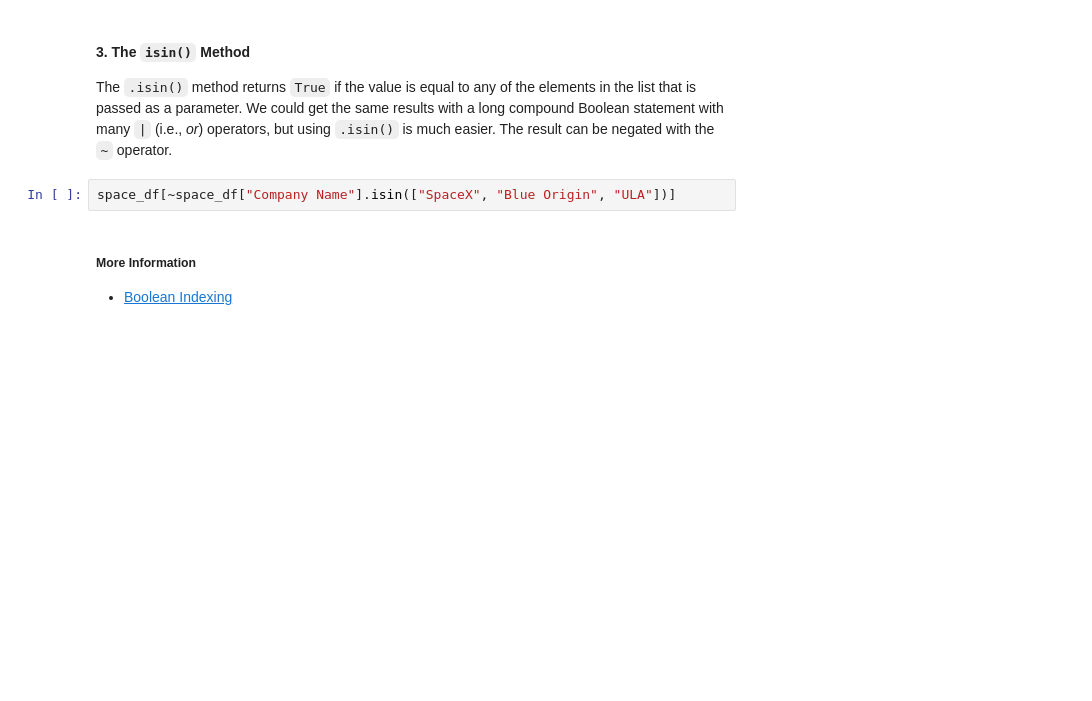
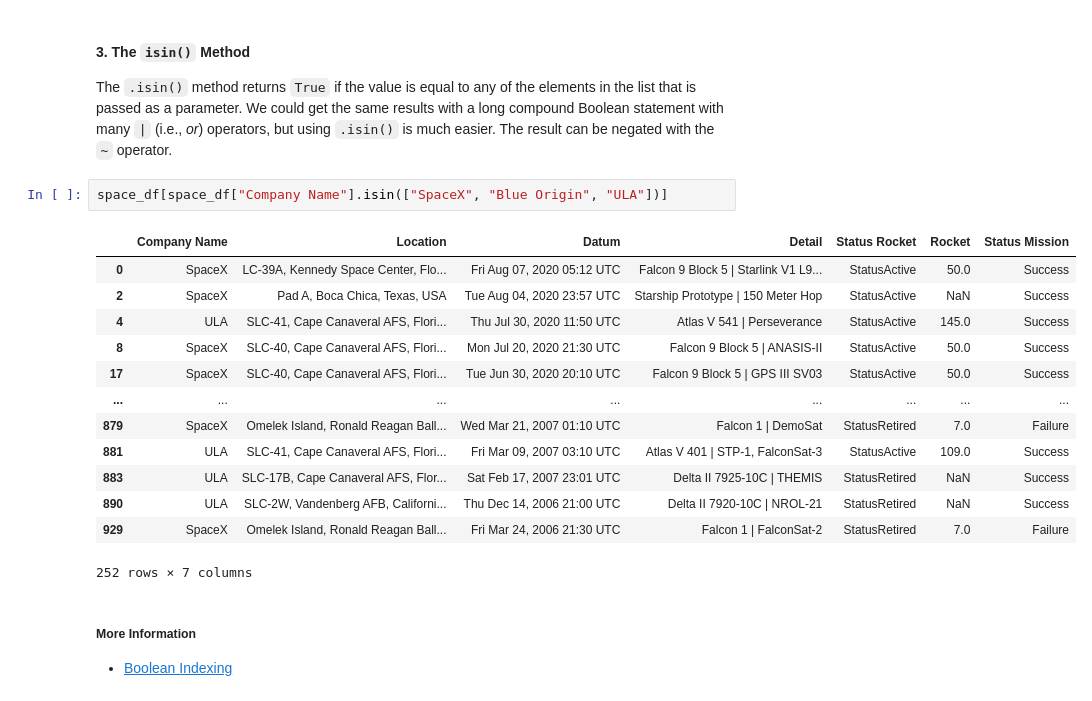
Before and after one commit to ShauryaJeloka/Pythonclass1, a Jupyter notebook: S10/s10_tabular_data.ipynb, the cells around one changed output. Drawn from its saved outputs; the diff is of its cells as text; blank space fills up the shorter version.

```diff
--- a/S10/s10_tabular_data.ipynb
+++ b/S10/s10_tabular_data.ipynb
@@ -259,7 +465,21 @@ space_df[space_df["Company Name"].isin(["SpaceX", "Blue Origin", "ULA"])]
 #### 3. The `isin()` Method
 The `.isin()` method returns `True` if the value is equal to any of the elements in the list that is passed as a parameter. We could get the same results with a long compound Boolean statement with many `|` (i.e., *or*) operators, but using `.isin()` is much easier. The result can be negated with the `~` operator.
 # %%
-space_df[~space_df["Company Name"].isin(["SpaceX", "Blue Origin", "ULA"])]
+space_df[space_df["Company Name"].isin(["SpaceX", "Blue Origin", "ULA"])]
+# %% [output]
+|  | Company Name | Location | Datum | Detail | Status Rocket | Rocket | Status Mission |
+| 0 | SpaceX | LC-39A, Kennedy Space Center, Flo... | Fri Aug 07, 2020 05:12 UTC | Falcon 9 Block 5 | Starlink V1 L9... | StatusActive | 50.0 | Success |
+| 2 | SpaceX | Pad A, Boca Chica, Texas, USA | Tue Aug 04, 2020 23:57 UTC | Starship Prototype | 150 Meter Hop | StatusActive | NaN | Success |
+| 4 | ULA | SLC-41, Cape Canaveral AFS, Flori... | Thu Jul 30, 2020 11:50 UTC | Atlas V 541 | Perseverance | StatusActive | 145.0 | Success |
+| 8 | SpaceX | SLC-40, Cape Canaveral AFS, Flori... | Mon Jul 20, 2020 21:30 UTC | Falcon 9 Block 5 | ANASIS-II | StatusActive | 50.0 | Success |
+| 17 | SpaceX | SLC-40, Cape Canaveral AFS, Flori... | Tue Jun 30, 2020 20:10 UTC | Falcon 9 Block 5 | GPS III SV03 | StatusActive | 50.0 | Success |
+| ... | ... | ... | ... | ... | ... | ... | ... |
+| 879 | SpaceX | Omelek Island, Ronald Reagan Ball... | Wed Mar 21, 2007 01:10 UTC | Falcon 1 | DemoSat | StatusRetired | 7.0 | Failure |
+| 881 | ULA | SLC-41, Cape Canaveral AFS, Flori... | Fri Mar 09, 2007 03:10 UTC | Atlas V 401 | STP-1, FalconSat-3 | StatusActive | 109.0 | Success |
+| 883 | ULA | SLC-17B, Cape Canaveral AFS, Flor... | Sat Feb 17, 2007 23:01 UTC | Delta II 7925-10C | THEMIS | StatusRetired | NaN | Success |
+| 890 | ULA | SLC-2W, Vandenberg AFB, Californi... | Thu Dec 14, 2006 21:00 UTC | Delta II 7920-10C | NROL-21 | StatusRetired | NaN | Success |
+| 929 | SpaceX | Omelek Island, Ronald Reagan Ball... | Fri Mar 24, 2006 21:30 UTC | Falcon 1 | FalconSat-2 | StatusRetired | 7.0 | Failure |
+252 rows × 7 columns
 # %% [markdown]
 ##### More Information
 * [Boolean Indexing](https://pandas.pydata.org/pandas-docs/stable/user_guide/indexing.html#boolean-indexing)
```
Also changed, not shown: parts of 66 cells of this notebook, 19 other files.
